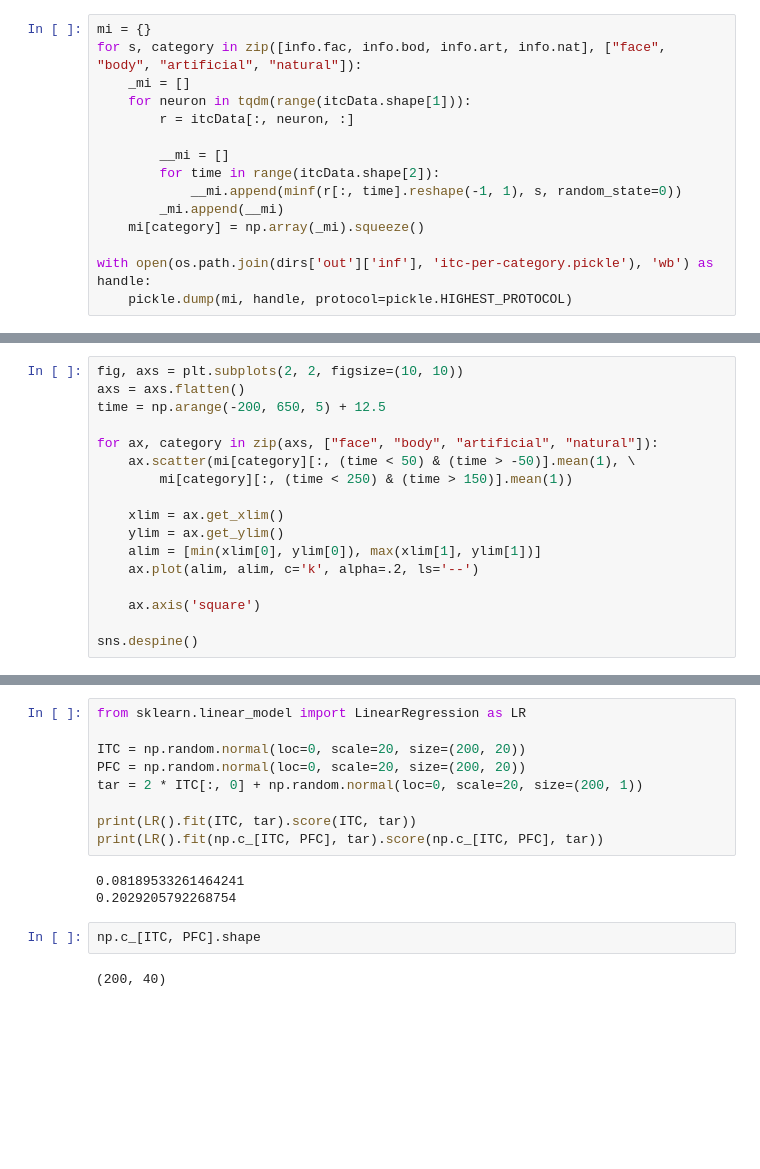
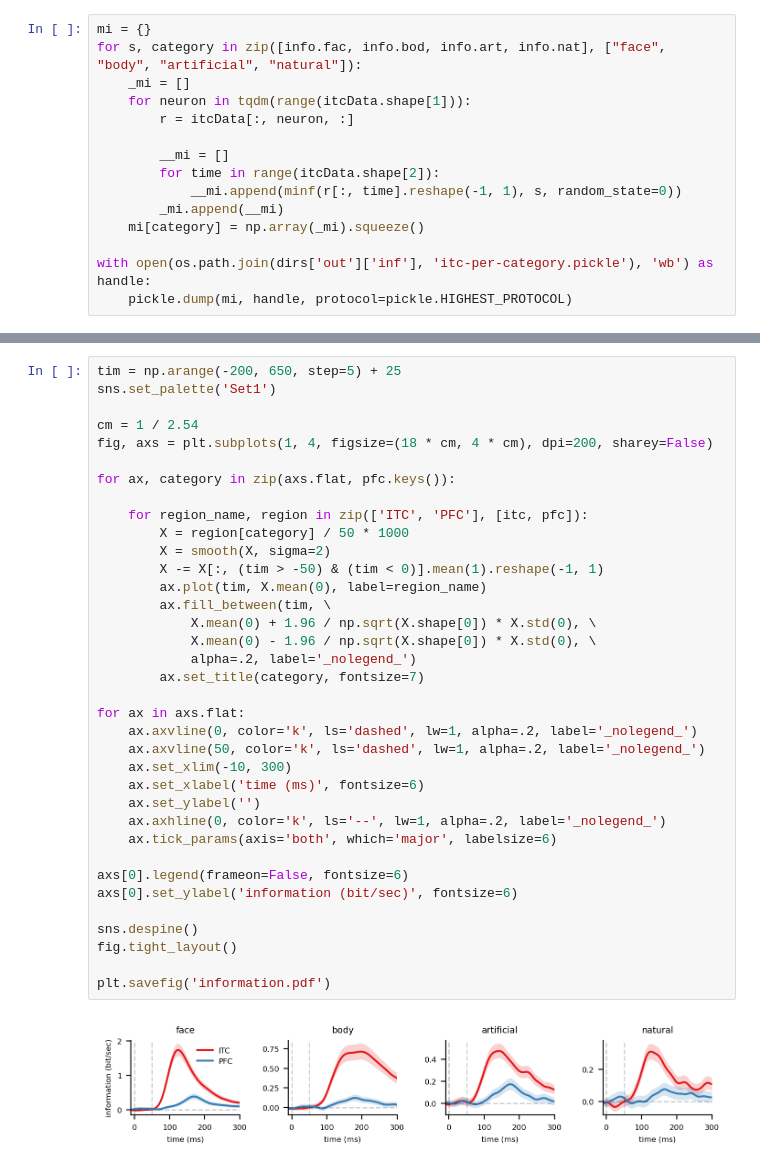
Before and after one commit to mohrabi/sua-categorical-representation, a Jupyter notebook: inf/mutual_information.ipynb, the cells around one changed output, grey strips where cells are left out. Cells and saved outputs as stored; diff of their text form; blank space fills up the shorter version.

Commit message:
modifications to plot functions

```diff
--- a/inf/mutual_information.ipynb
+++ b/inf/mutual_information.ipynb
@@ -140,17 +96,0 @@ plt.plot(np.arange(-200, 650, 5) + 12.5, mi['face'].T / bl * 1000);
-# %%
-fig, axs = plt.subplots(2, 2, figsize=(10, 10))
-axs = axs.flatten()
-time = np.arange(-200, 650, 5) + 12.5
-
-for ax, category in zip(axs, ["face", "body", "artificial", "natural"]):
-    ax.scatter(mi[category][:, (time < 50) & (time > -50)].mean(1), \
-        mi[category][:, (time < 250) & (time > 150)].mean(1))
-
-    xlim = ax.get_xlim()
-    ylim = ax.get_ylim()
-    alim = [min(xlim[0], ylim[0]), max(xlim[1], ylim[1])]
-    ax.plot(alim, alim, c='k', alpha=.2, ls='--')
-
-    ax.axis('square')
-
-sns.despine()
@@ -159,16 +97,38 @@ sns.despine()
-# %%
-from sklearn.linear_model import LinearRegression as LR
-
-ITC = np.random.normal(loc=0, scale=20, size=(200, 20))
-PFC = np.random.normal(loc=0, scale=20, size=(200, 20))
-tar = 2 * ITC[:, 0] + np.random.normal(loc=0, scale=20, size=(200, 1))
-
-print(LR().fit(ITC, tar).score(ITC, tar))
-print(LR().fit(np.c_[ITC, PFC], tar).score(np.c_[ITC, PFC], tar))
-# %% [output]
-0.08189533261464241
-0.2029205792268754
-# %%
-np.c_[ITC, PFC].shape
-# %% [output]
-(200, 40)
+# %%
+tim = np.arange(-200, 650, step=5) + 25
+sns.set_palette('Set1')
+
+cm = 1 / 2.54
+fig, axs = plt.subplots(1, 4, figsize=(18 * cm, 4 * cm), dpi=200, sharey=False)
+
+for ax, category in zip(axs.flat, pfc.keys()):
+
+    for region_name, region in zip(['ITC', 'PFC'], [itc, pfc]):
+        X = region[category] / 50 * 1000
+        X = smooth(X, sigma=2)
+        X -= X[:, (tim > -50) & (tim < 0)].mean(1).reshape(-1, 1)
+        ax.plot(tim, X.mean(0), label=region_name)
+        ax.fill_between(tim, \
+            X.mean(0) + 1.96 / np.sqrt(X.shape[0]) * X.std(0), \
+            X.mean(0) - 1.96 / np.sqrt(X.shape[0]) * X.std(0), \
+            alpha=.2, label='_nolegend_')
+        ax.set_title(category, fontsize=7)
+
+for ax in axs.flat:
+    ax.axvline(0, color='k', ls='dashed', lw=1, alpha=.2, label='_nolegend_')
+    ax.axvline(50, color='k', ls='dashed', lw=1, alpha=.2, label='_nolegend_')
+    ax.set_xlim(-10, 300)
+    ax.set_xlabel('time (ms)', fontsize=6)
+    ax.set_ylabel('')
+    ax.axhline(0, color='k', ls='--', lw=1, alpha=.2, label='_nolegend_')
+    ax.tick_params(axis='both', which='major', labelsize=6)
+
+axs[0].legend(frameon=False, fontsize=6)
+axs[0].set_ylabel('information (bit/sec)', fontsize=6)
+
+sns.despine()
+fig.tight_layout()
+
+plt.savefig('information.pdf')
+# %% [output]
+[figure, added]
```
Also changed, not shown: parts of 13 cells of this notebook, 8 other files.
